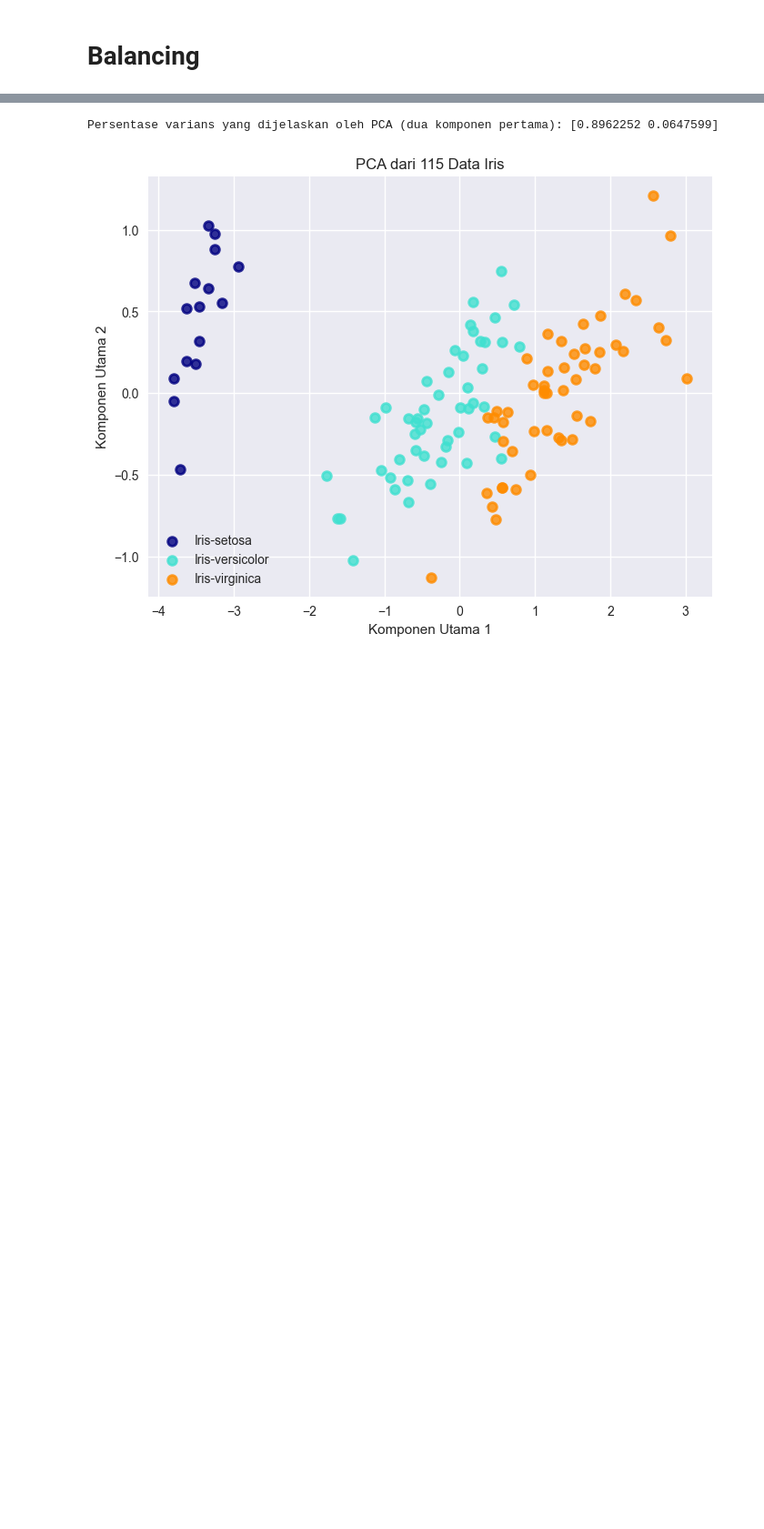
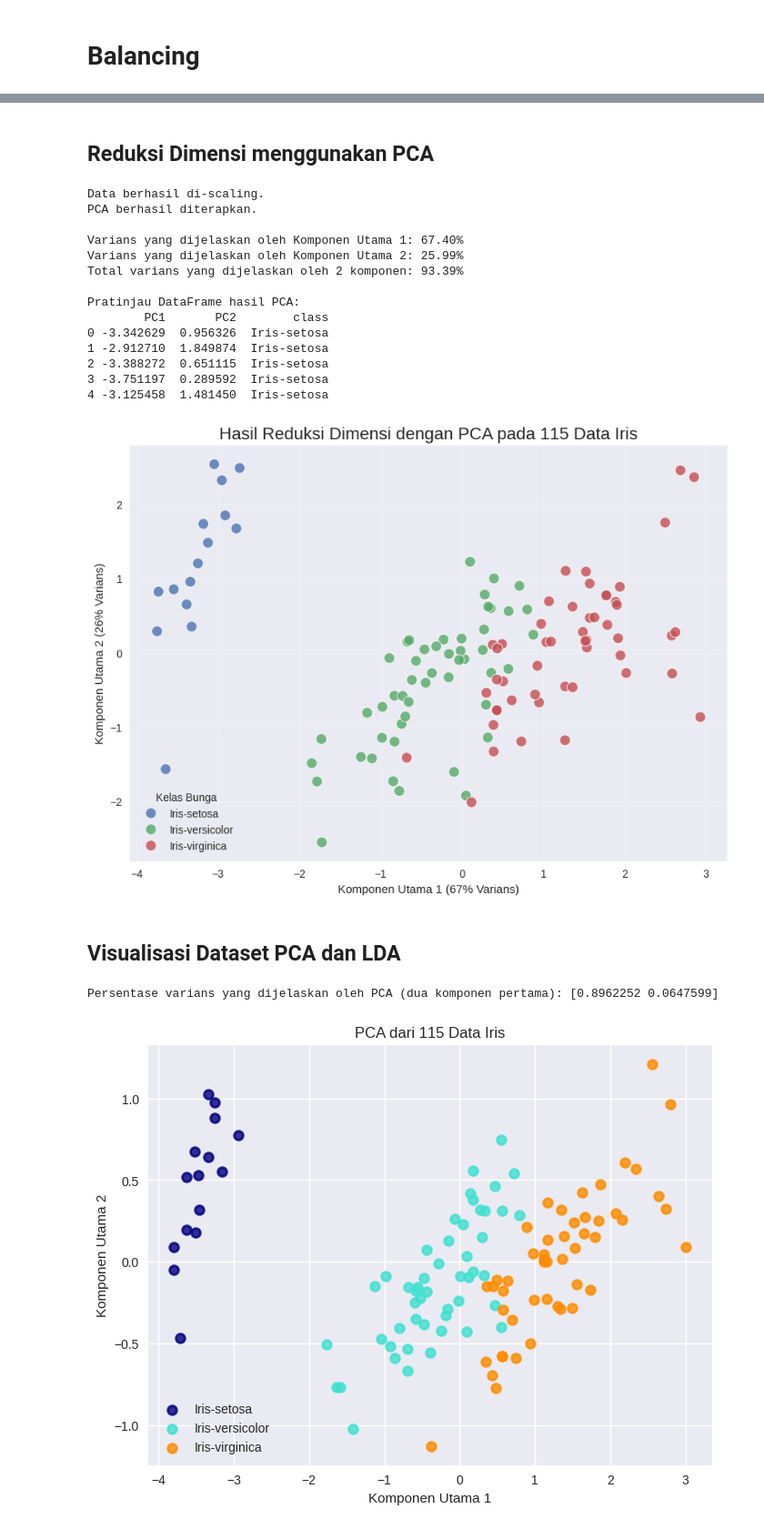
Before and after one commit to Fianata/proyek-sains-data, a Jupyter notebook: psd/Progres.ipynb, the cells around one changed output, grey strips where cells are left out. Shown: that part at 91% size. Drawn from its saved outputs; the diff is of its cells as text; code cells hidden in the pictures; blank space fills up the shorter version.

```diff
--- a/psd/Progres.ipynb
+++ b/psd/Progres.ipynb
@@ -105,3 +136,79 @@ Jumlah total data setelah dihapus: 115 baris
+# %% [markdown]
+## **Reduksi Dimensi menggunakan PCA**
+# %%
+
+import pandas as pd
+import matplotlib.pyplot as plt
+import seaborn as sns
+from sklearn.preprocessing import StandardScaler
+from sklearn.decomposition import PCA
+
+# --- Langkah 1: Persiapan dan Scaling Data ---
+# Pastikan DataFrame 'iris_final' sudah ada dan berisi 115 data Anda.
+
+# Pisahkan fitur numerik yang akan direduksi
+numeric_features = ['sepal_length', 'sepal_width', 'petal_length', 'petal_width']
+X = iris_final[numeric_features]
+y_class = iris_final['class']
+
+# PCA sensitif terhadap skala, jadi kita perlu menstandarkan data terlebih dahulu
+scaler = StandardScaler()
+X_scaled = scaler.fit_transform(X)
+
+print("Data berhasil di-scaling.")
+
+# --- Langkah 2: Menerapkan PCA ---
+# Kita akan mereduksi 4 fitur menjadi 2 Komponen Utama (Principal Components)
+pca = PCA(n_components=2)
+X_pca = pca.fit_transform(X_scaled)
+
+print("PCA berhasil diterapkan.")
+
+# --- Langkah 3: Menganalisis Hasil ---
+# Lihat seberapa banyak informasi (varians) yang ditangkap oleh 2 komponen baru
+explained_variance = pca.explained_variance_ratio_
+print(f"\nVarians yang dijelaskan oleh Komponen Utama 1: {explained_variance[0]:.2%}")
+print(f"Varians yang dijelaskan oleh Komponen Utama 2: {explained_variance[1]:.2%}")
+print(f"Total varians yang dijelaskan oleh 2 komponen: {sum(explained_variance):.2%}")
+
+# Buat DataFrame baru dari hasil PCA untuk kemudahan analisis dan visualisasi
+pca_df = pd.DataFrame(data=X_pca, columns=['PC1', 'PC2'])
+pca_df = pd.concat([pca_df, y_class.reset_index(drop=True)], axis=1)
+
+print("\nPratinjau DataFrame hasil PCA:")
+print(pca_df.head())
+
+
+# --- Langkah 4: Visualisasi Hasil PCA ---
+plt.style.use('seaborn-v0_8')
+plt.figure(figsize=(10, 7))
+
+sns.scatterplot(data=pca_df, x='PC1', y='PC2', hue='class', s=100, alpha=0.8)
+
+plt.title('Hasil Reduksi Dimensi dengan PCA pada 115 Data Iris', fontsize=16)
+plt.xlabel(f'Komponen Utama 1 ({explained_variance[0]:.0%} Varians)')
+plt.ylabel(f'Komponen Utama 2 ({explained_variance[1]:.0%} Varians)')
+plt.legend(title='Kelas Bunga')
+plt.grid(True, alpha=0.3)
+plt.show()
+# %% [output]
+Data berhasil di-scaling.
+PCA berhasil diterapkan.
+
+Varians yang dijelaskan oleh Komponen Utama 1: 67.40%
+Varians yang dijelaskan oleh Komponen Utama 2: 25.99%
+Total varians yang dijelaskan oleh 2 komponen: 93.39%
+
+Pratinjau DataFrame hasil PCA:
+        PC1       PC2        class
+0 -3.342629  0.956326  Iris-setosa
+1 -2.912710  1.849874  Iris-setosa
+2 -3.388272  0.651115  Iris-setosa
+3 -3.751197  0.289592  Iris-setosa
+4 -3.125458  1.481450  Iris-setosa
+[figure, added]
+# %% [markdown]
+## **Visualisasi Dataset PCA dan LDA**
 # %%
 import matplotlib.pyplot as plt
 import pandas as pd
```
Also changed, not shown: parts of 10 cells of this notebook.
